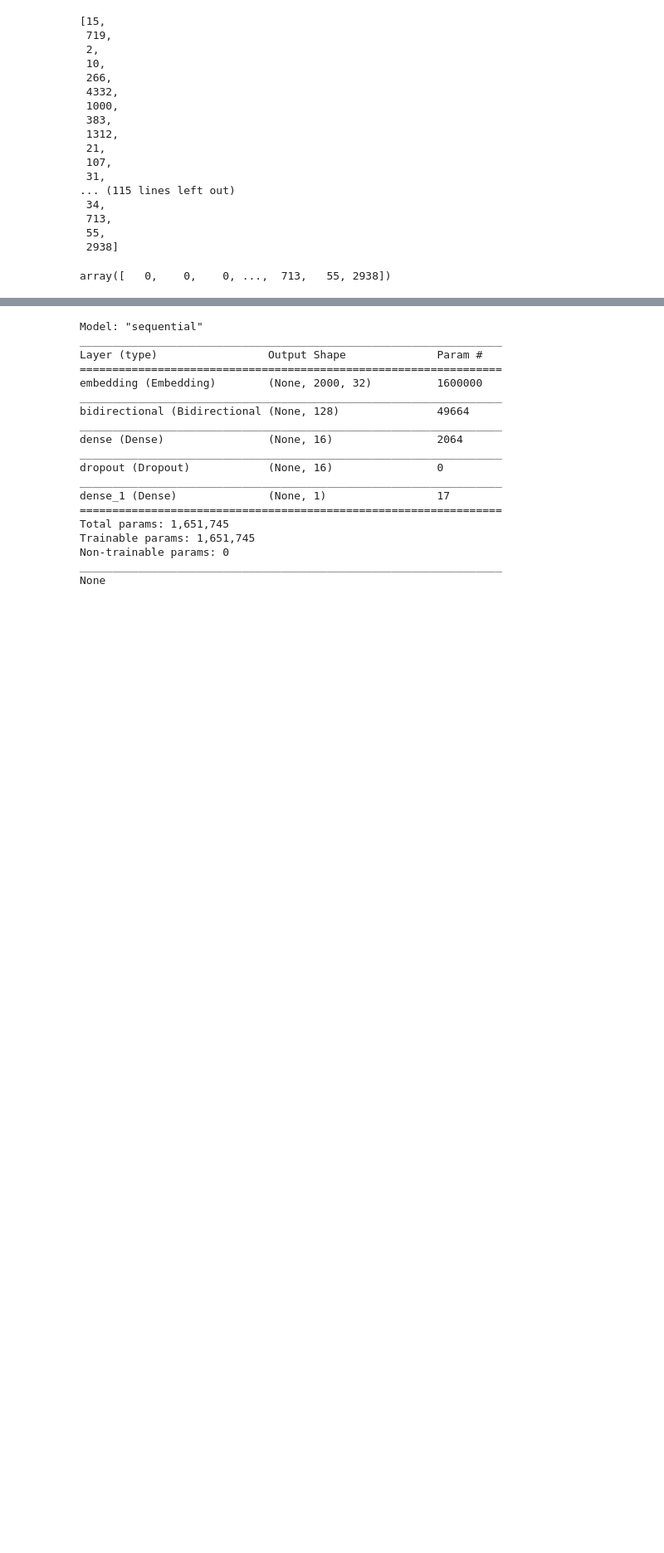
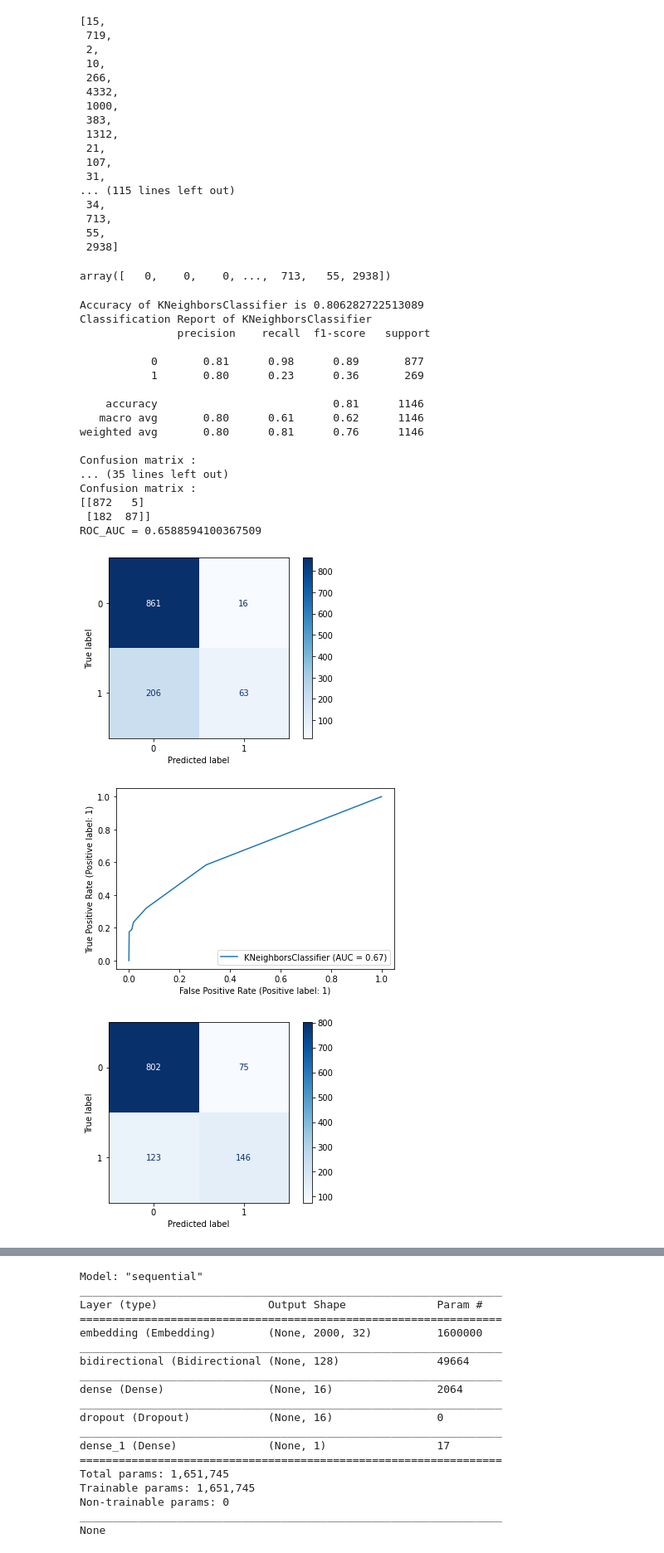
Before and after one commit to rishabhstha/Email-Spam-Detection, a Jupyter notebook: SpamDetection.ipynb, the cells around one changed output, grey strips where cells are left out. Shown: that part at 83% size. Saved outputs shown, nothing was run; the diff lists cells and outputs as text; code cells hidden in the pictures; blank space fills up the shorter version.

Commit message:
Built different ML models and compared their performances

```diff
--- a/SpamDetection.ipynb
+++ b/SpamDetection.ipynb
@@ -115,3 +120,58 @@ X_test_features = pad_sequences(X_test_features, maxlen=maxLen)
 X_train_features[0]
 # %% [output]
 array([   0,    0,    0, ...,  713,   55, 2938])
+# %%
+MLclassifiers = [
+
+    KNeighborsClassifier(5),
+
+    DecisionTreeClassifier(),
+    RandomForestClassifier(n_estimators=200)]
+
+accuracy_scores=[]
+models=[]
+
+for classifier in MLclassifiers:
+
+    clf = classifier.fit(X_train_features,Y_train)
+    pred = clf.predict(X_test_features)
+
+
+    accuracy = accuracy_score(Y_test,pred)
+    accuracy_scores.append(accuracy)
+    models.append(classifier.__class__.__name__)
+
+    print('Accuracy of '+classifier.__class__.__name__+' is '+str(accuracy))
+
+    print('Classification Report of '+classifier.__class__.__name__+"\n",classification_report(Y_test, pred))
+
+    #printing accuracy scores, confusion matrix, ROC_AUC, plotting ROC curve and confusion matrix for all the developed models and tested on test set
+
+    print('Confusion matrix : \n{}'.format(confusion_matrix(Y_test,pred)))
+    plot_confusion_matrix(clf, X_test_features, Y_test,cmap=plt.cm.Blues)
+
+    roc_auc = roc_auc_score(Y_test, pred)
+    print("ROC_AUC = {}".format(roc_auc))
+    plot_roc_curve(clf, X_test_features, Y_test)
+    print("\n\n")
+# %% [output]
+Accuracy of KNeighborsClassifier is 0.806282722513089
+Classification Report of KNeighborsClassifier
+               precision    recall  f1-score   support
+
+           0       0.81      0.98      0.89       877
+           1       0.80      0.23      0.36       269
+
+    accuracy                           0.81      1146
+   macro avg       0.80      0.61      0.62      1146
+weighted avg       0.80      0.81      0.76      1146
+
+Confusion matrix :
+... (35 lines left out)
+Confusion matrix :
+[[872   5]
+ [182  87]]
+ROC_AUC = 0.6588594100367509
+[figure, added]
+[figure, added]
+[figure, added]
```
Also changed, not shown: parts of 5 cells of this notebook.
